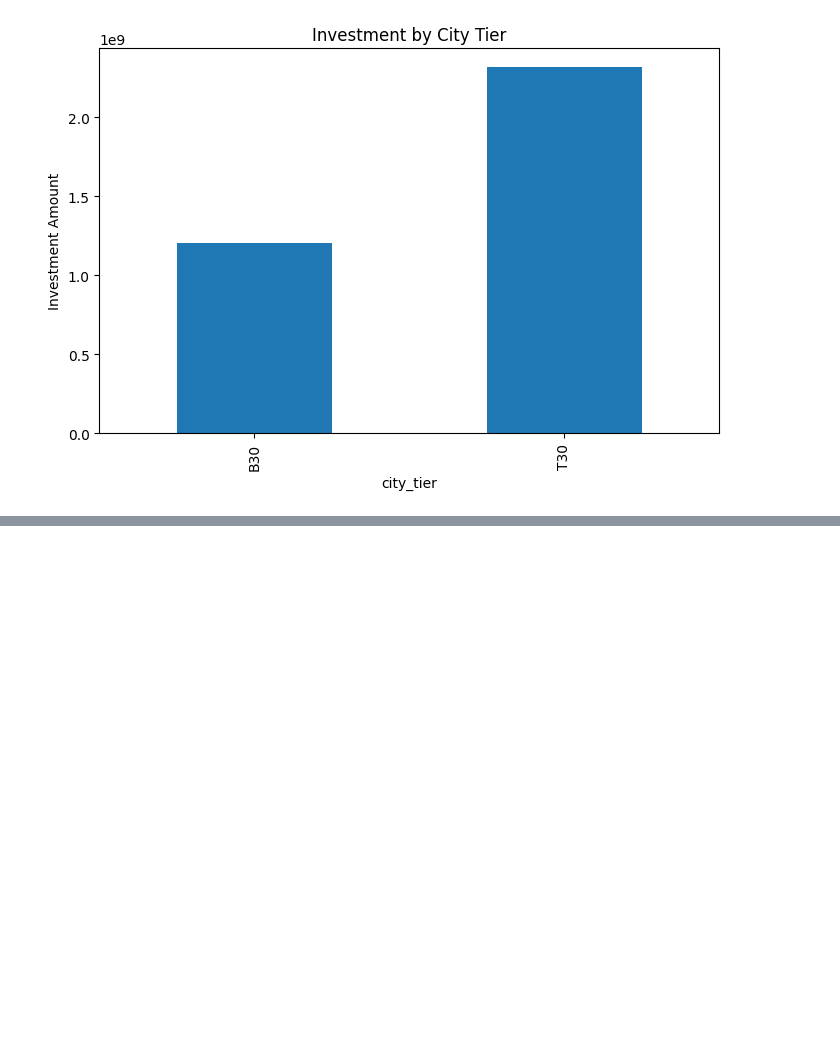
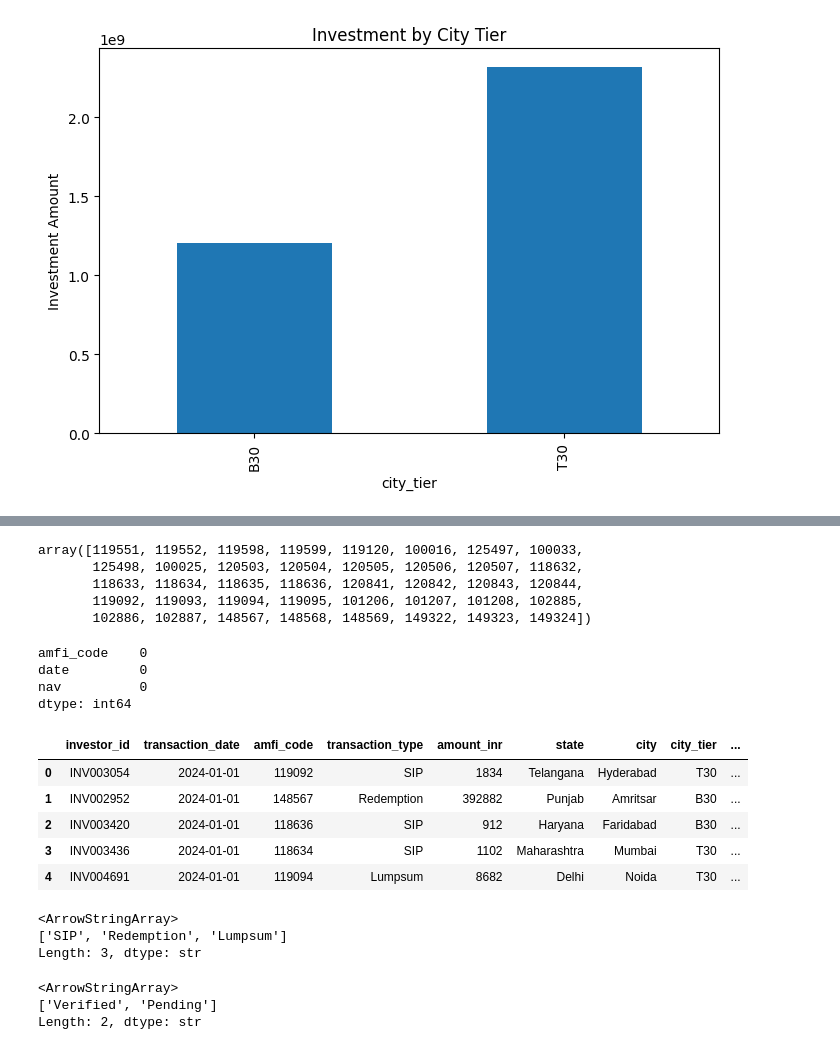
Before and after one commit to yadavprateek084/Mutual_Fund_Analytics, a Jupyter notebook: notebooks/eda.ipynb, the cells around one changed output, grey strips where cells are left out. Drawn from its saved outputs; the diff is of its cells as text; code cells hidden in the pictures; blank space fills up the shorter version.

```diff
--- a/notebooks/eda.ipynb
+++ b/notebooks/eda.ipynb
@@ -271,0 +303,8 @@ plt.show()
+# %%
+nav['amfi_code'].unique()
+# %% [output]
+array([119551, 119552, 119598, 119599, 119120, 100016, 125497, 100033,
+       125498, 100025, 120503, 120504, 120505, 120506, 120507, 118632,
+       118633, 118634, 118635, 118636, 120841, 120842, 120843, 120844,
+       119092, 119093, 119094, 119095, 101206, 101207, 101208, 102885,
+       102886, 102887, 148567, 148568, 148569, 149322, 149323, 149324])
@@ -271,0 +313,7 @@ plt.show()
+# %%
+nav.isnull().sum()
+# %% [output]
+amfi_code    0
+date         0
+nav          0
+dtype: int64
@@ -271,0 +322,17 @@ plt.show()
+# %%
+transactions['transaction_date']=pd.to_datetime(transactions['transaction_date'])
+# %%
+transactions.head()
+# %% [output]
+|  | investor_id | transaction_date | amfi_code | transaction_type | amount_inr | state | city | city_tier | ... |
+| 0 | INV003054 | 2024-01-01 | 119092 | SIP | 1834 | Telangana | Hyderabad | T30 | ... |
+| 1 | INV002952 | 2024-01-01 | 148567 | Redemption | 392882 | Punjab | Amritsar | B30 | ... |
+| 2 | INV003420 | 2024-01-01 | 118636 | SIP | 912 | Haryana | Faridabad | B30 | ... |
+| 3 | INV003436 | 2024-01-01 | 118634 | SIP | 1102 | Maharashtra | Mumbai | T30 | ... |
+| 4 | INV004691 | 2024-01-01 | 119094 | Lumpsum | 8682 | Delhi | Noida | T30 | ... |
+# %%
+transactions['transaction_type'].unique()
+# %% [output]
+<ArrowStringArray>
+['SIP', 'Redemption', 'Lumpsum']
+Length: 3, dtype: str
@@ -271,0 +341,6 @@ plt.show()
+# %%
+transactions['kyc_status'].unique()
+# %% [output]
+<ArrowStringArray>
+['Verified', 'Pending']
+Length: 2, dtype: str
```
Also changed, not shown: parts of 11 cells of this notebook, 7 other files.
